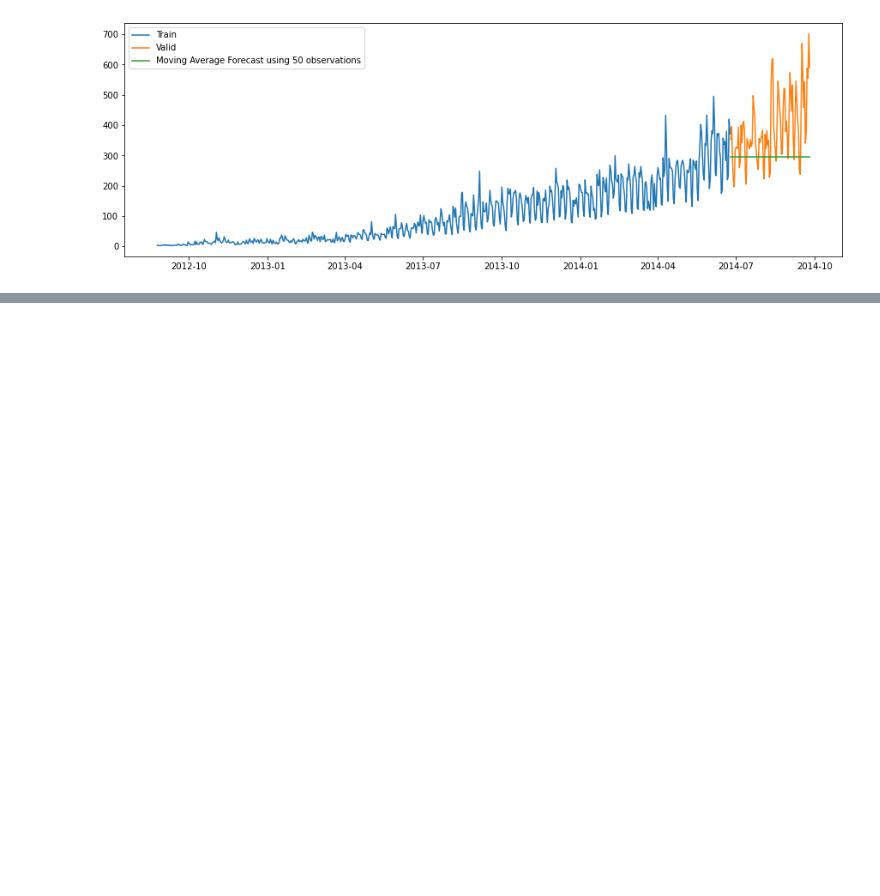
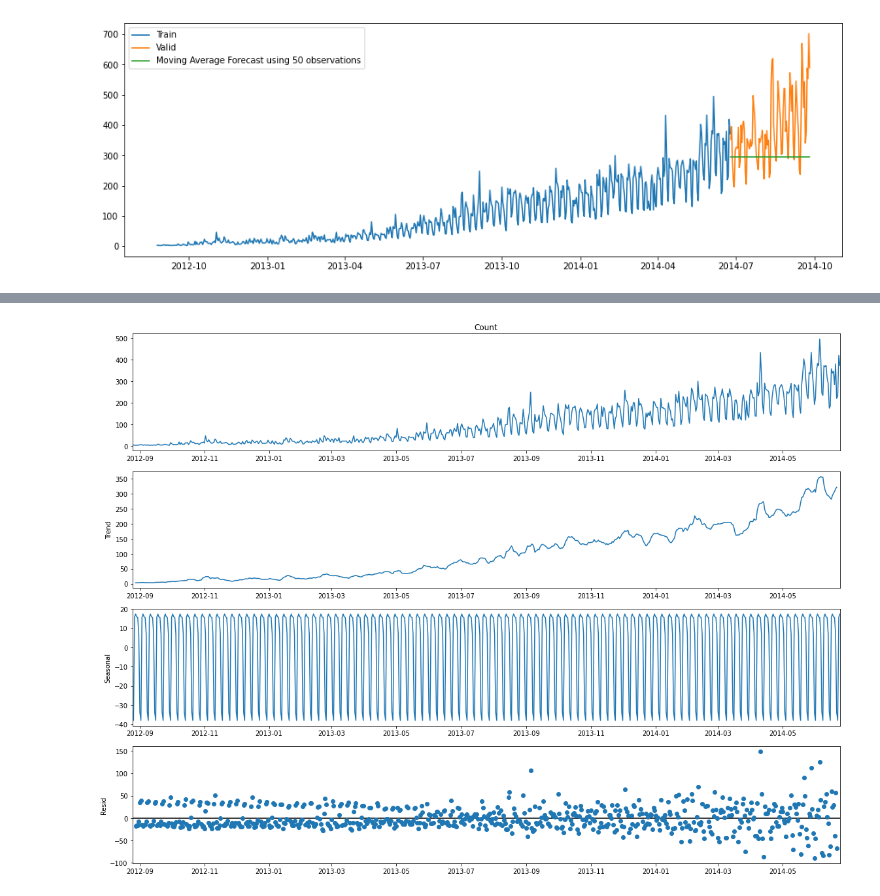
Before and after one commit to MAyub114/time_series_forecasting, a Jupyter notebook: ts_forecasting.ipynb, the cells around one changed output, grey strips where cells are left out. Saved outputs shown, nothing was run; the diff lists cells and outputs as text; code cells hidden in the pictures; blank space fills up the shorter version.

```diff
--- a/ts_forecasting.ipynb
+++ b/ts_forecasting.ipynb
@@ -411,0 +453,9 @@ Moving average (50 days) model RMSE = 144.19
+# %%
+decomp_visual = sm.tsa.seasonal_decompose(train.Count)
+fig = decomp_visual.plot()
+fig.set_size_inches((16, 12))
+fig.tight_layout()
+result = sm.tsa.stattools.adfuller(train.Count)
+plt.show()
+# %% [output]
+[figure, added]
```
Also changed, not shown: parts of 7 cells of this notebook.
